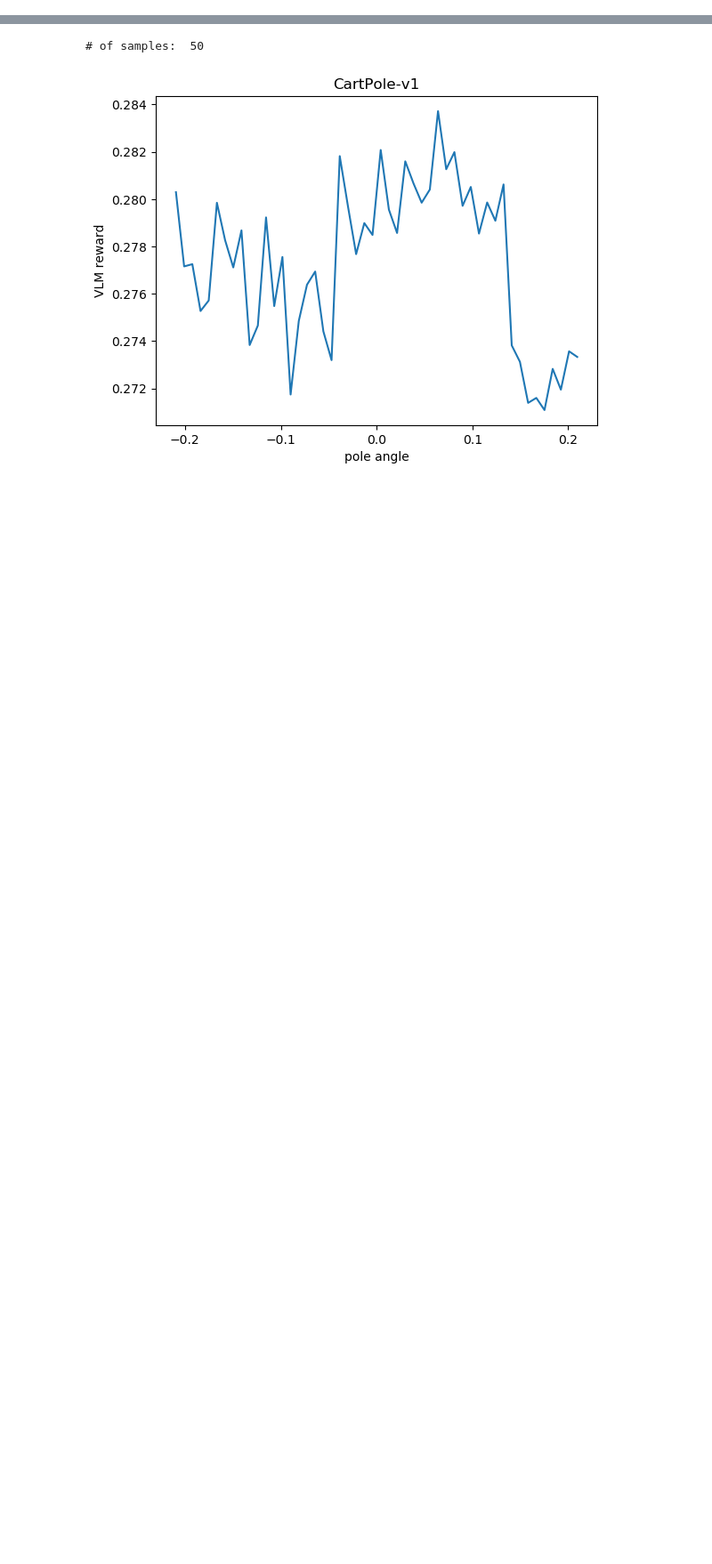
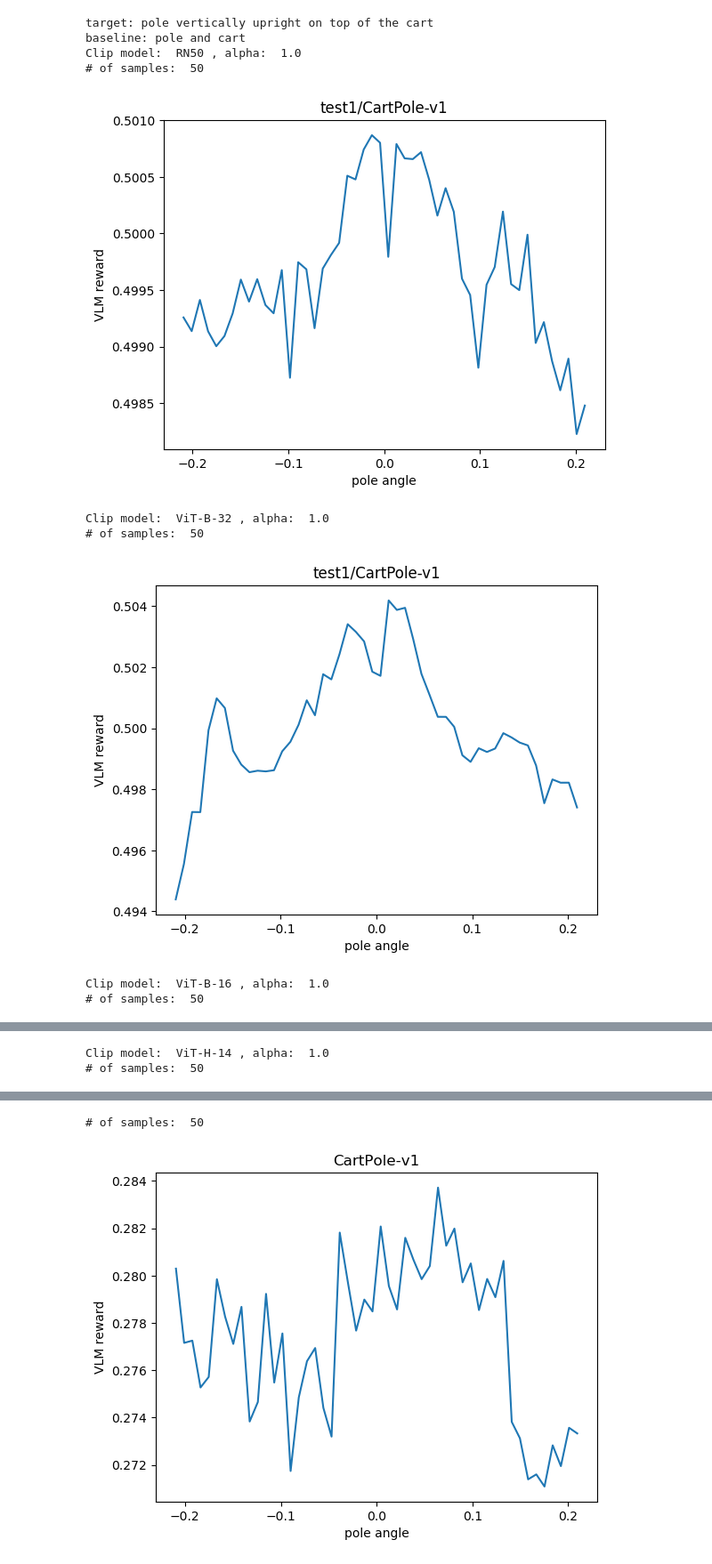
Before and after one commit to quantumiracle/human_prior_games, a Jupyter notebook: openai_gym/render_vlm_reward_full.ipynb, the cells around one changed output, grey strips where cells are left out. Shown at 89% size. Cells and saved outputs as stored; diff of their text form; code cells hidden in the pictures; blank space fills up the shorter version.

Commit message:
eval results

```diff
--- a/openai_gym/render_vlm_reward_full.ipynb
+++ b/openai_gym/render_vlm_reward_full.ipynb
@@ -11,10 +11,13 @@ clip_model_list = ['RN50', 'ViT-B-32', 'ViT-B-16', 'ViT-H-14', 'ViT-L-14', 'ViT-
 envs = ['CartPole-v1', 'MountainCar-v0']
 
 question_dict = {
-    'CartPole-v1': 'pole vertically upright on top of the cart',
+    # 'CartPole-v1': 'pole vertically upright on top of the cart',
+    # 'CartPole-v1': 'The image features a white background with a black square in the center. The square is positioned at the bottom of the image, and it appears to be the main focal point. The black square is surrounded by a white background, creating a striking contrast between the two colors.',
+    'CartPole-v1': '',
     'Pendulum-v1': 'pendulum in the upright position',
     # 'MountainCar-v0': 'a car at the peak of the mountain, next to the yellow flag',
-    'MountainCar-v0': 'The image is a white background with a curved line drawn on it. The line is shaped like a wave, and it appears to be a graph or a representation of a curve. There is a small car or truck at the end of the curve, giving the impression that it is traveling along the curved path.',
+    # 'MountainCar-v0': 'The image is a white background with a curved line drawn on it. The line is shaped like a wave, and it appears to be a graph or a representation of a curve. There is a small car or truck at the end of the curve, giving the impression that it is traveling along the curved path.',
+    'MountainCar-v0': '',
     # 'MountainCar-v0': 'lower position of the car is better',
 }
 
@@ -55,7 +56,7 @@ def get_result(env_name, clip_model, question, baseline, samples=50, alpha=1.0,
     with open(f'{folder}/{env_name}_{clip_model}_alpha{alpha}_results.pkl', 'wb') as file:
         pickle.dump(result_dict, file)
 # %%
-save_folder = 'test'
+save_folder = 'test3'
 for env in envs:
     for clip_model in clip_model_list:
         question = question_dict[env]
@@ -68,3 +69,4 @@ for env in envs:
 
             # Write the second string
             file.write(f"baseline: {baseline}")
+        print(f"{env} {clip_model} done!")
@@ -99,16 +135,29 @@ def load_results(path, env='CartPole-v1', show_frame=False):
 # %%
 # enumerate all results
 env='CartPole-v1'
 alpha=1.0
+save_folder = 'test1'
+
 
 # print prompt
 with open(f"{save_folder}/{env}_prompt.txt", "r") as file:
     # Write the first string followed by a newline character
     print(file.read())
 
 
 for clip_model in clip_model_list:
-    path = f'test/{env}_{clip_model}_alpha{alpha}_results.pkl'
+    path = f'{save_folder}/{env}_{clip_model}_alpha{alpha}_results.pkl'
     print('Clip model: ', clip_model, ', alpha: ', alpha)
     load_results(path, env=env, show_frame=False)
     print('\n')
+# %% [output]
+target: pole vertically upright on top of the cart
+baseline: pole and cart
+Clip model:  RN50 , alpha:  1.0
+# of samples:  50
+[figure, added]
+Clip model:  ViT-B-32 , alpha:  1.0
+# of samples:  50
+[figure, added]
+Clip model:  ViT-B-16 , alpha:  1.0
+# of samples:  50
@@ -114,0 +165,2 @@ for clip_model in clip_model_list:
+Clip model:  ViT-H-14 , alpha:  1.0
+# of samples:  50
```
Also changed, not shown: parts of 10 cells of this notebook.
